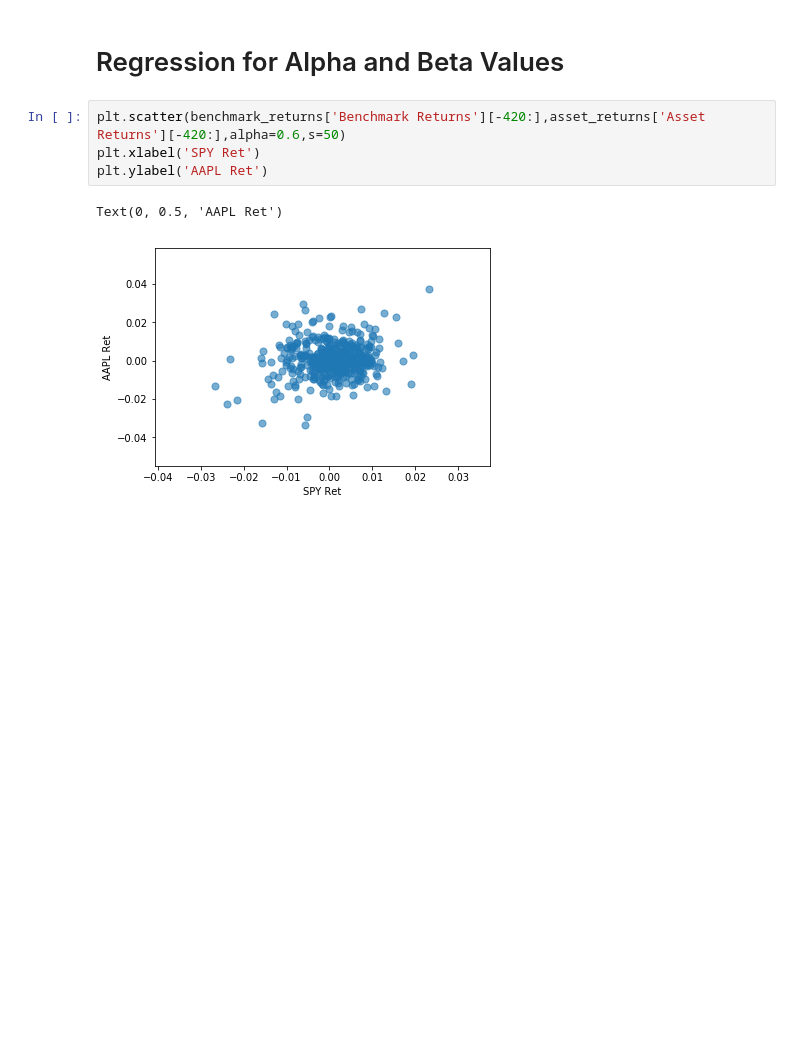
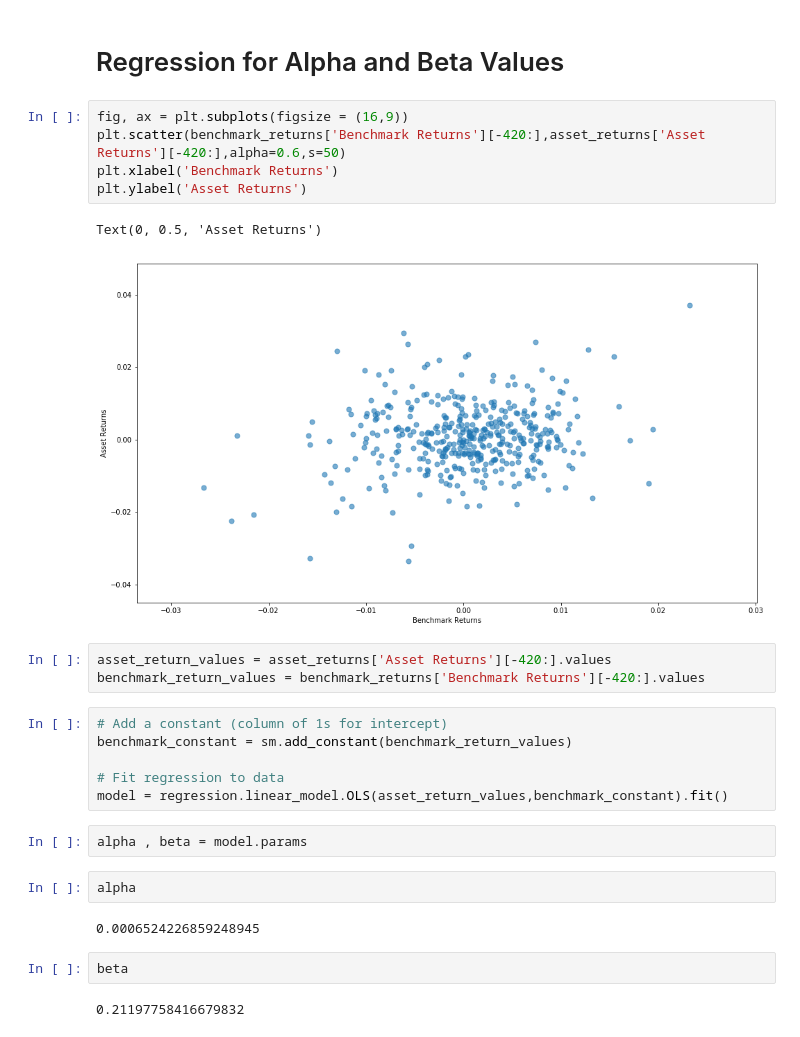
Before and after one commit to magnacore/Portfolio-Optimization-and-Return-Analysis, a Jupyter notebook: Portfolio Optimization and Analysis.ipynb, the cells around one changed output. Drawn from its saved outputs; the diff is of its cells as text; blank space fills up the shorter version.

```diff
--- a/Portfolio Optimization and Analysis.ipynb
+++ b/Portfolio Optimization and Analysis.ipynb
@@ -152,9 +245,29 @@ ax.legend()
 # %% [markdown]
 # Regression for Alpha and Beta Values
 # %%
+fig, ax = plt.subplots(figsize = (16,9))
 plt.scatter(benchmark_returns['Benchmark Returns'][-420:],asset_returns['Asset Returns'][-420:],alpha=0.6,s=50)
-plt.xlabel('SPY Ret')
-plt.ylabel('AAPL Ret')
+plt.xlabel('Benchmark Returns')
+plt.ylabel('Asset Returns')
 # %% [output]
-Text(0, 0.5, 'AAPL Ret')
+Text(0, 0.5, 'Asset Returns')
-[figure, old version]
+[figure, new version]
+# %%
+asset_return_values = asset_returns['Asset Returns'][-420:].values
+benchmark_return_values = benchmark_returns['Benchmark Returns'][-420:].values
+# %%
+# Add a constant (column of 1s for intercept)
+benchmark_constant = sm.add_constant(benchmark_return_values)
+
+# Fit regression to data
+model = regression.linear_model.OLS(asset_return_values,benchmark_constant).fit()
+# %%
+alpha , beta = model.params
+# %%
+alpha
+# %% [output]
+0.0006524226859248945
+# %%
+beta
+# %% [output]
+0.21197758416679832
```
Also changed, not shown: parts of 28 cells of this notebook.
